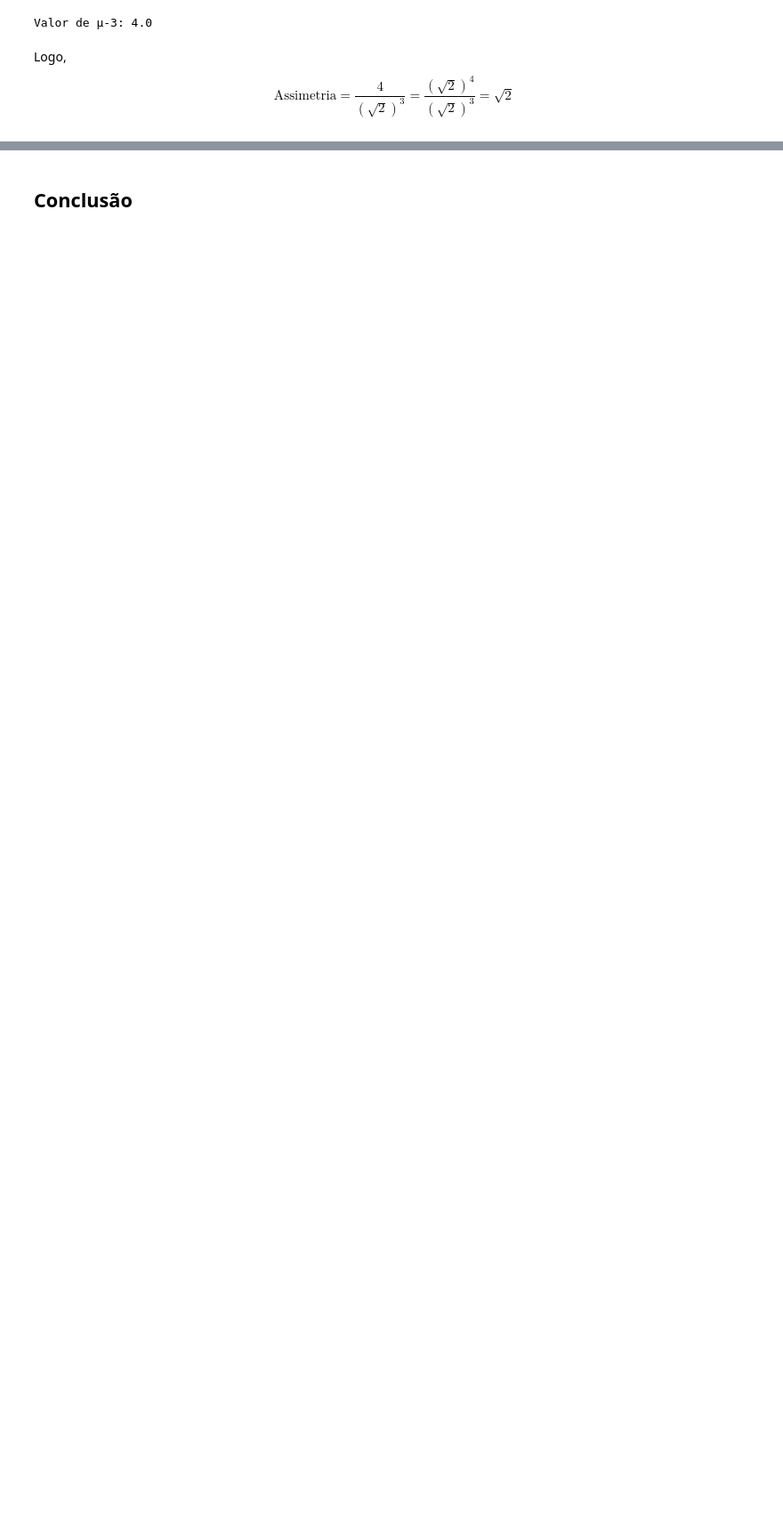
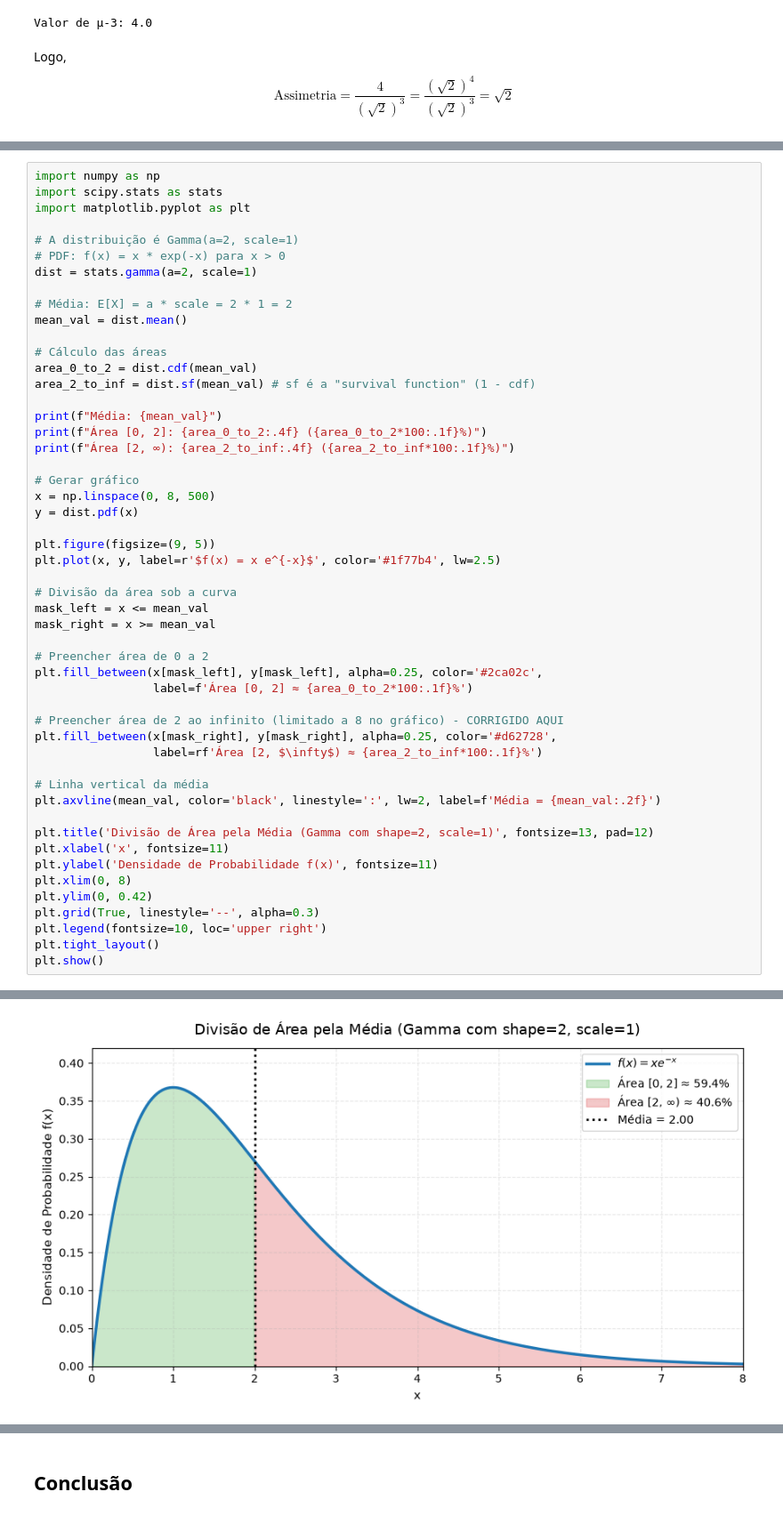
Before and after one commit to cg-oc/statistics, a Jupyter notebook: 7.4-golem/golem.ipynb, the cells around one changed output, grey strips where cells are left out. Shown at 89% size. Saved outputs shown, nothing was run; the diff lists cells and outputs as text; blank space fills up the shorter version.

```diff
--- a/7.4-golem/golem.ipynb
+++ b/7.4-golem/golem.ipynb
@@ -219,0 +274,52 @@ AttributeError: 'function' object has no attribute 'mean'
+# %%
+import numpy as np
+import scipy.stats as stats
+import matplotlib.pyplot as plt
+
+# A distribuição é Gamma(a=2, scale=1)
+# PDF: f(x) = x * exp(-x) para x > 0
+dist = stats.gamma(a=2, scale=1)
+
+# Média: E[X] = a * scale = 2 * 1 = 2
+mean_val = dist.mean()
+
+# Cálculo das áreas
+area_0_to_2 = dist.cdf(mean_val)
+area_2_to_inf = dist.sf(mean_val) # sf é a "survival function" (1 - cdf)
+
+print(f"Média: {mean_val}")
+print(f"Área [0, 2]: {area_0_to_2:.4f} ({area_0_to_2*100:.1f}%)")
+print(f"Área [2, ∞): {area_2_to_inf:.4f} ({area_2_to_inf*100:.1f}%)")
+
+# Gerar gráfico
+x = np.linspace(0, 8, 500)
+y = dist.pdf(x)
+
+plt.figure(figsize=(9, 5))
+plt.plot(x, y, label=r'$f(x) = x e^{-x}$', color='#1f77b4', lw=2.5)
+
+# Divisão da área sob a curva
+mask_left = x <= mean_val
+mask_right = x >= mean_val
+
+# Preencher área de 0 a 2
+plt.fill_between(x[mask_left], y[mask_left], alpha=0.25, color='#2ca02c',
+                 label=f'Área [0, 2] ≈ {area_0_to_2*100:.1f}%')
+
+# Preencher área de 2 ao infinito (limitado a 8 no gráfico) - CORRIGIDO AQUI
+plt.fill_between(x[mask_right], y[mask_right], alpha=0.25, color='#d62728',
+                 label=rf'Área [2, $\infty$) ≈ {area_2_to_inf*100:.1f}%')
+
+# Linha vertical da média
+plt.axvline(mean_val, color='black', linestyle=':', lw=2, label=f'Média = {mean_val:.2f}')
+
+plt.title('Divisão de Área pela Média (Gamma com shape=2, scale=1)', fontsize=13, pad=12)
+plt.xlabel('x', fontsize=11)
+plt.ylabel('Densidade de Probabilidade f(x)', fontsize=11)
+plt.xlim(0, 8)
+plt.ylim(0, 0.42)
+plt.grid(True, linestyle='--', alpha=0.3)
+plt.legend(fontsize=10, loc='upper right')
+plt.tight_layout()
+plt.show()
+# %% [output]
@@ -219,0 +329 @@ AttributeError: 'function' object has no attribute 'mean'
+[figure, added]
```
Also changed, not shown: parts of 27 cells of this notebook.
